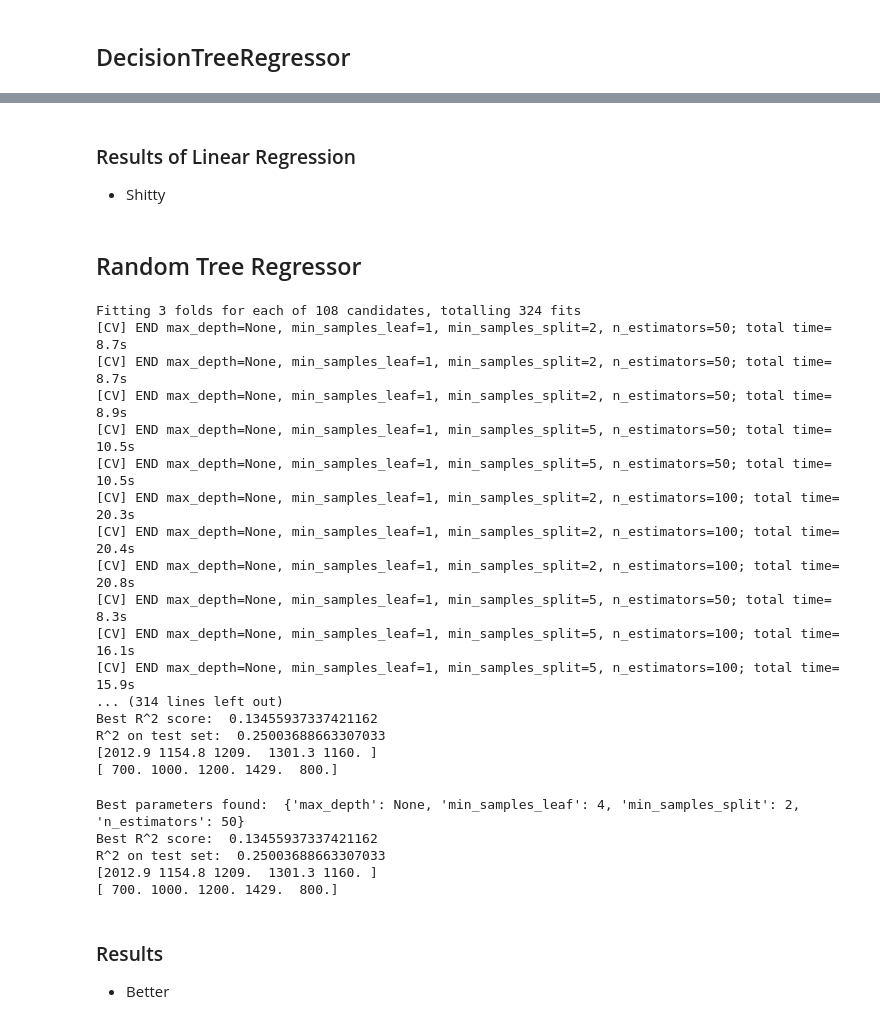
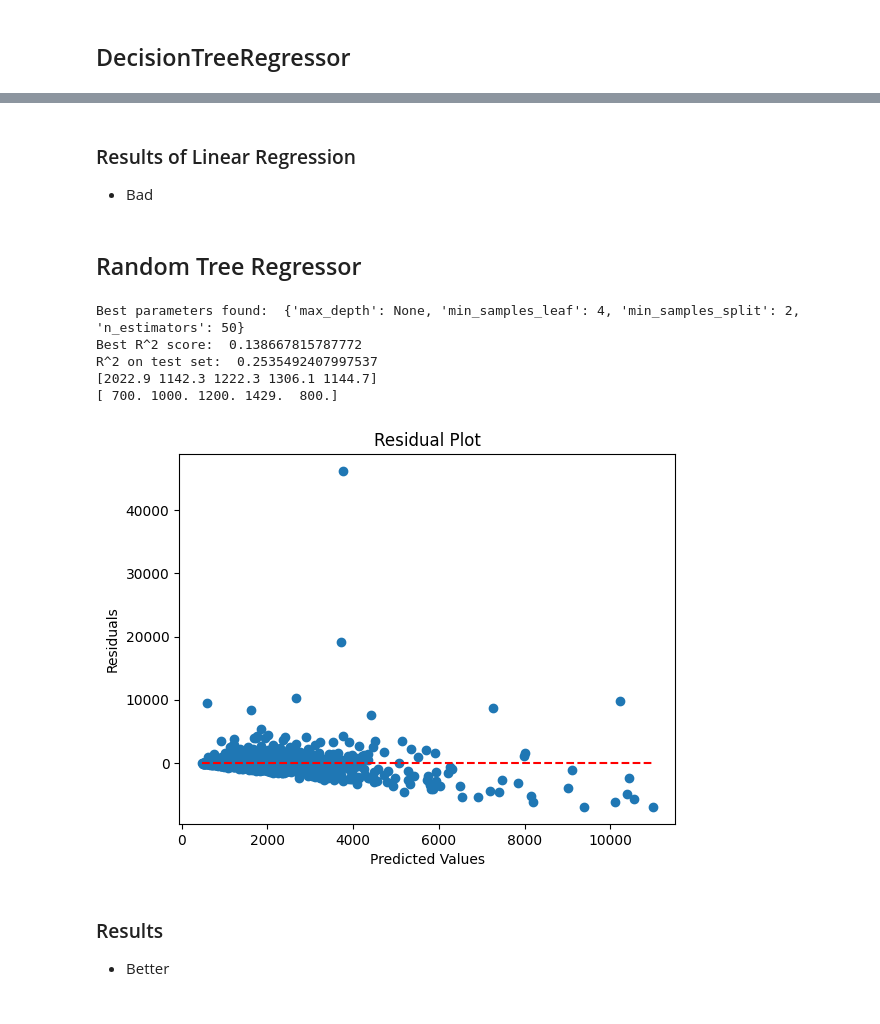
Before and after one commit to NiklasBille/applied-data-science, a Jupyter notebook: modelling.ipynb, the cells around one changed output, grey strips where cells are left out. Drawn from its saved outputs; the diff is of its cells as text; code cells hidden in the pictures.

```diff
--- a/modelling.ipynb
+++ b/modelling.ipynb
@@ -161,25 +161,18 @@ plt.show()
 # %%
 def clean_price(df):
     df_copy = df.copy()
-
-    # Assert that price is a string
-    assert df_copy['price'].dtype == np.dtype('O'), 'price is not a string'
-
     # Remove the commas and dollar signs from the price column
     df_copy['price'] = df_copy['price'].str.replace("$", "").str.replace(",", "").astype(float)
-
     return df_copy
 
 def drop_string_columns(df):
     #Drop all non-numeric columns
     df_copy = df.select_dtypes(include=['float64', 'int64'])
-
     return df_copy
 
 def drop_empty_columns(df):
     # Drop columns with no values
     df_copy = df.dropna(axis=1, how='all')
-
     return df_copy
 
 def fill_missing_values(df):
@@ -213,2 +213,13 @@ cleaned_listings.describe()
+# %%
+# Initialize the scaler
+scaler = StandardScaler()
+
+# Fit the scaler on the training data and transform both training and test data
+X_train_scaled = scaler.fit_transform(X_train)
+X_test_scaled = scaler.transform(X_test)
+
+# Convert the scaled data back to DataFrame for better readability
+X_train_scaled = pd.DataFrame(X_train_scaled, columns=X_train.columns)
+X_test_scaled = pd.DataFrame(X_test_scaled, columns=X_test.columns)
 # %% [markdown]
 # Modelling
@@ -274,15 +274,15 @@ R^2: -0.8524184999938846
 # %% [markdown]
 ### Results of Linear Regression
-- Shitty
+- Bad
 # %% [markdown]
 ## Random Tree Regressor
 # %%
 # Define the parameter grid
 param_grid = {
-    'n_estimators': [50, 100, 200],
-    'max_depth': [None, 10, 20, 30],
-    'min_samples_split': [2, 5, 10],
-    'min_samples_leaf': [1, 2, 4]
+    'n_estimators': [25, 50],
+    'max_depth': [None, 10,],
+    'min_samples_split': [2, 5],
+    'min_samples_leaf': [2, 4]
 }
 
 # Initialize the model
@@ -292,36 +292,18 @@ rf_model = RandomForestRegressor(random_state=SEED)
 grid_search = GridSearchCV(estimator=rf_model, param_grid=param_grid, cv=3, n_jobs=-1, verbose=2)
 
 # Fit the grid search to the data
-grid_search.fit(X_train, y_train)
+grid_search.fit(X_train_scaled, y_train)
-# %% [output]
-Fitting 3 folds for each of 108 candidates, totalling 324 fits
-[CV] END max_depth=None, min_samples_leaf=1, min_samples_split=2, n_estimators=50; total time=   8.7s
-[CV] END max_depth=None, min_samples_leaf=1, min_samples_split=2, n_estimators=50; total time=   8.7s
-[CV] END max_depth=None, min_samples_leaf=1, min_samples_split=2, n_estimators=50; total time=   8.9s
-[CV] END max_depth=None, min_samples_leaf=1, min_samples_split=5, n_estimators=50; total time=  10.5s
-[CV] END max_depth=None, min_samples_leaf=1, min_samples_split=5, n_estimators=50; total time=  10.5s
-[CV] END max_depth=None, min_samples_leaf=1, min_samples_split=2, n_estimators=100; total time=  20.3s
-[CV] END max_depth=None, min_samples_leaf=1, min_samples_split=2, n_estimators=100; total time=  20.4s
-[CV] END max_depth=None, min_samples_leaf=1, min_samples_split=2, n_estimators=100; total time=  20.8s
-[CV] END max_depth=None, min_samples_leaf=1, min_samples_split=5, n_estimators=50; total time=   8.3s
-[CV] END max_depth=None, min_samples_leaf=1, min_samples_split=5, n_estimators=100; total time=  16.1s
-[CV] END max_depth=None, min_samples_leaf=1, min_samples_split=5, n_estimators=100; total time=  15.9s
-... (314 lines left out)
-Best R^2 score:  0.13455937337421162
-R^2 on test set:  0.25003688663307033
-[2012.9 1154.8 1209.  1301.3 1160. ]
-[ 700. 1000. 1200. 1429.  800.]
 # %%
 # Print the best parameters and the best score
 print("Best parameters found: ", grid_search.best_params_)
 print("Best R^2 score: ", grid_search.best_score_)
 
-# Use the best estimator to make predictions
+# Pick the best estimator to make predictions
 best_rf_model = grid_search.best_estimator_
-rf_predictions = best_rf_model.predict(X_test)
+rf_predictions = best_rf_model.predict(X_test_scaled)
 
 # Print the R^2 score on the test set
-print("R^2 on test set: ", best_rf_model.score(X_test, y_test))
+print("R^2 on test set: ", best_rf_model.score(X_test_scaled, y_test))
 
 # Print the first 5 predictions rounding to 1 decimal place
 print(np.round(rf_predictions[:5], 1))
@@ -330,10 +312,20 @@ print(np.round(rf_predictions[:5], 1))
 print(np.round(y_test[:5].values, 1))
 # %% [output]
 Best parameters found:  {'max_depth': None, 'min_samples_leaf': 4, 'min_samples_split': 2, 'n_estimators': 50}
-Best R^2 score:  0.13455937337421162
-R^2 on test set:  0.25003688663307033
-[2012.9 1154.8 1209.  1301.3 1160. ]
+Best R^2 score:  0.138667815787772
+R^2 on test set:  0.2535492407997537
+[2022.9 1142.3 1222.3 1306.1 1144.7]
 [ 700. 1000. 1200. 1429.  800.]
+# %%
+residuals = y_test - rf_predictions
+plt.scatter(rf_predictions, residuals)
+plt.hlines(0, min(rf_predictions), max(rf_predictions), colors='r', linestyles='dashed')
+plt.xlabel('Predicted Values')
+plt.ylabel('Residuals')
+plt.title('Residual Plot')
+plt.show()
+# %% [output]
+[figure, added]
 # %% [markdown]
 ### Results
 - Better
```
Also changed, not shown: parts of 14 cells of this notebook.
